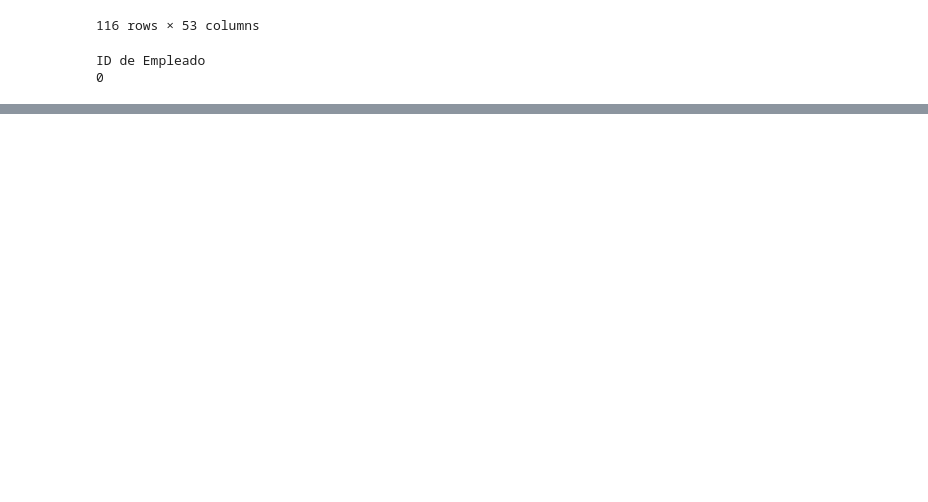
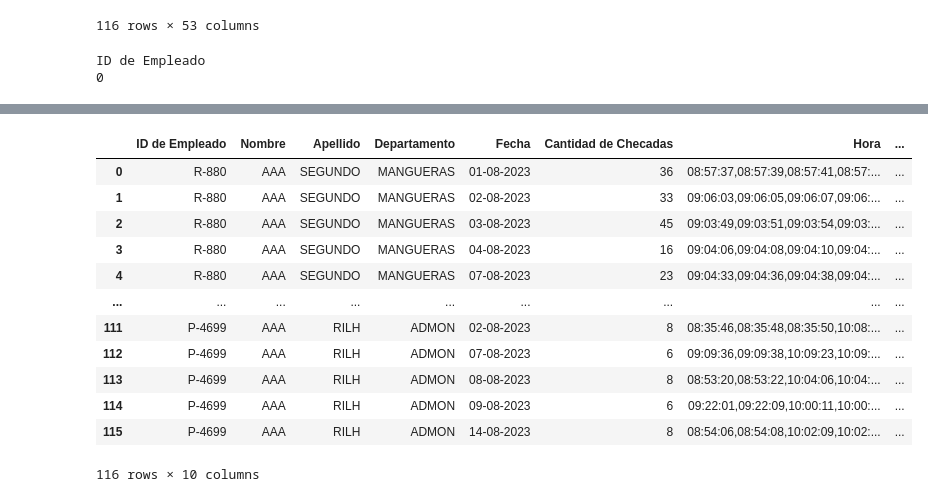
Before and after one commit to Danielywk/projectpf, a Jupyter notebook: script.ipynb, the cells around one changed output, grey strips where cells are left out. Saved outputs shown, nothing was run; the diff lists cells and outputs as text; code cells hidden in the pictures; blank space fills up the shorter version.

```diff
--- a/script.ipynb
+++ b/script.ipynb
@@ -129,0 +211,3 @@ ID de Empleado
+# %%
+datos = datos.drop(datos.columns[7], axis=1)
+datos
@@ -129,0 +228,12 @@ ID de Empleado
+# %%
+# Convertir la columna 'Hora' en una lista de horas separadas por comas
+horas_checadas = datos['Hora'].str.split(',')
+
+# Ordenar las horas en cada fila
+horas_ordenadas = horas_checadas.apply(lambda x: sorted(x))
+# Convertir la lista ordenada de horas de nuevo a una cadena separada por comas
+horas_ordenadas_str = horas_ordenadas.apply(lambda x: ','.join(x))
+
+# Actualizar la columna 'Hora' con las horas ordenadas
+datos['Hora'] = horas_ordenadas_str
+datos
@@ -129,0 +254,44 @@ ID de Empleado
+# %%
+# Función para encontrar la hora de entrada con una tolerancia de 20 minutos
+def encontrar_hora_entrada(horas):
+    hora_entrada = None
+    for hora in horas:
+        if pd.to_datetime(hora).hour < 9 or (pd.to_datetime(hora).hour == 9 and pd.to_datetime(hora).minute <= 20):
+            hora_entrada = hora
+            break
+    return hora_entrada if hora_entrada else 'F'
+
+
+# Función para encontrar la hora de salida (la más grande)
+def encontrar_hora_salida(horas):
+    return max(horas)
+
+
+# Función para calcular las horas totales si no hay 'F' en la columna de la hora de entrada
+def calcular_horas_totales(hora_entrada, hora_salida):
+    if hora_entrada != 'F':
+        return round((pd.to_datetime(hora_salida) - pd.to_datetime(hora_entrada)).total_seconds() / 3600)
+    else:
+        return 'F'
+
+
+# Aplicar las funciones a cada fila para generar las nuevas columnas
+datos['Hora de entrada'] = horas_checadas.apply(encontrar_hora_entrada)
+datos['Hora de salida'] = horas_checadas.apply(encontrar_hora_salida)
+datos['Horas totales'] = datos.apply(lambda x: calcular_horas_totales(x['Hora de entrada'], x['Hora de salida']),
+                                     axis=1)
+datos
+# %% [output]
+|  | ID de Empleado | Nombre | Apellido | Departamento | Fecha | Cantidad de Checadas | Hora | ... |
+| 0 | R-880 | AAA | SEGUNDO | MANGUERAS | 01-08-2023 | 36 | 08:57:37,08:57:39,08:57:41,08:57:... | ... |
+| 1 | R-880 | AAA | SEGUNDO | MANGUERAS | 02-08-2023 | 33 | 09:06:03,09:06:05,09:06:07,09:06:... | ... |
+| 2 | R-880 | AAA | SEGUNDO | MANGUERAS | 03-08-2023 | 45 | 09:03:49,09:03:51,09:03:54,09:03:... | ... |
+| 3 | R-880 | AAA | SEGUNDO | MANGUERAS | 04-08-2023 | 16 | 09:04:06,09:04:08,09:04:10,09:04:... | ... |
+| 4 | R-880 | AAA | SEGUNDO | MANGUERAS | 07-08-2023 | 23 | 09:04:33,09:04:36,09:04:38,09:04:... | ... |
+| ... | ... | ... | ... | ... | ... | ... | ... | ... |
+| 111 | P-4699 | AAA | RILH | ADMON | 02-08-2023 | 8 | 08:35:46,08:35:48,08:35:50,10:08:... | ... |
+| 112 | P-4699 | AAA | RILH | ADMON | 07-08-2023 | 6 | 09:09:36,09:09:38,10:09:23,10:09:... | ... |
+| 113 | P-4699 | AAA | RILH | ADMON | 08-08-2023 | 8 | 08:53:20,08:53:22,10:04:06,10:04:... | ... |
+| 114 | P-4699 | AAA | RILH | ADMON | 09-08-2023 | 6 | 09:22:01,09:22:09,10:00:11,10:00:... | ... |
+| 115 | P-4699 | AAA | RILH | ADMON | 14-08-2023 | 8 | 08:54:06,08:54:08,10:02:09,10:02:... | ... |
+116 rows × 10 columns
```
Also changed, not shown: parts of 11 cells of this notebook, 1 other file.
